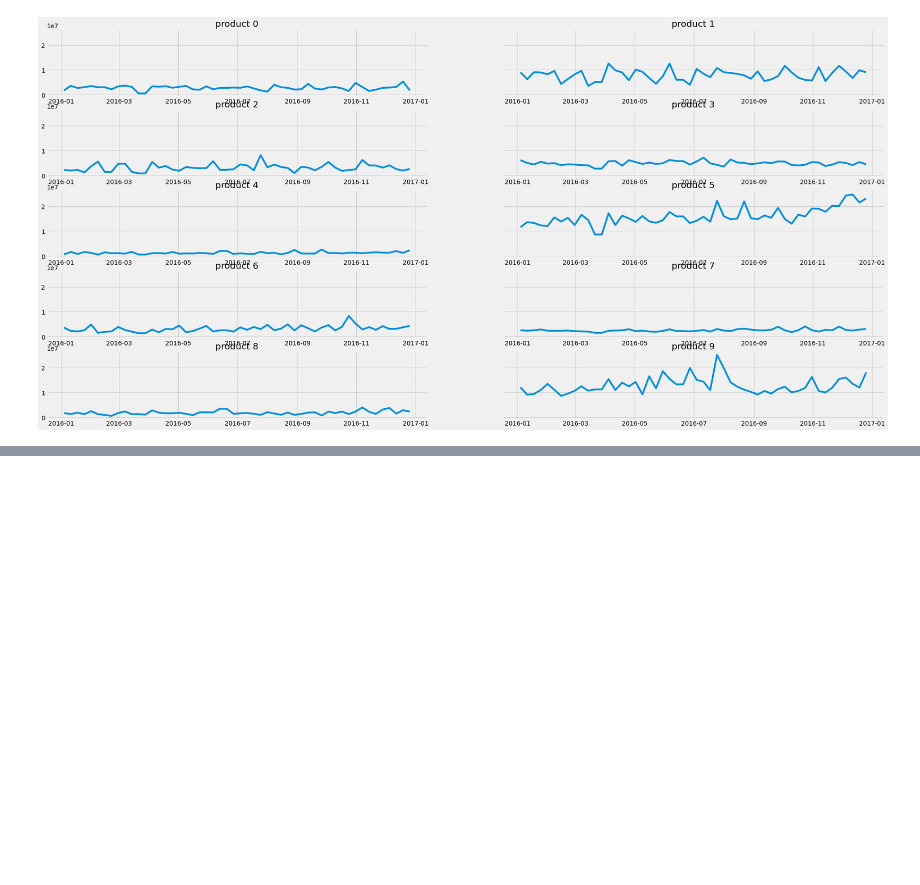
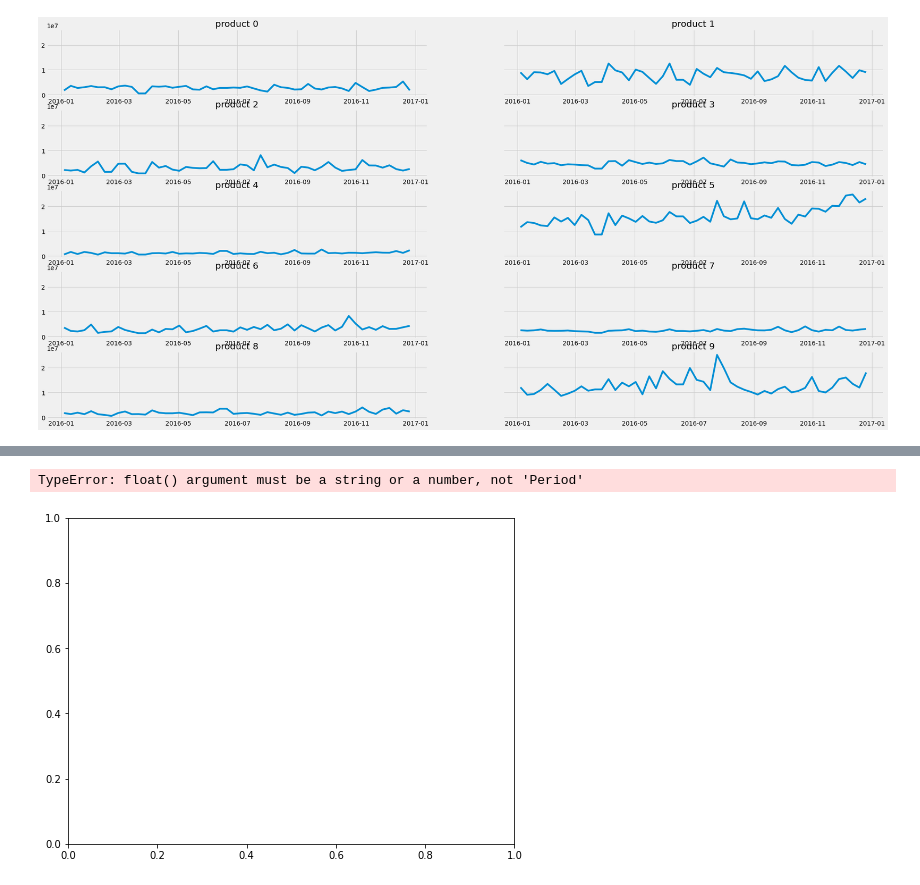
Before and after one commit to tavern-master228/forecast-challenge, a Jupyter notebook: notebook/Descriptive Statistics.ipynb, the cells around one changed output, grey strips where cells are left out. Cells and saved outputs as stored; diff of their text form; code cells hidden in the pictures; blank space fills up the shorter version.

```diff
--- a/notebook/Descriptive Statistics.ipynb
+++ b/notebook/Descriptive Statistics.ipynb
@@ -878,0 +962,11 @@ df_ddate_product
+# %%
+import matplotlib.pyplot as plt
+
+plt.figure(figsize=(8,6))
+plt.plot(df19['2017':].index, df19['2017':].values)
+# plt.yticks(prod19)
+plt.ylim( [min(df19['2017':])-10000, max(df19['2017':])+10000] )
+plt.show()
+# %% [output]
+TypeError: float() argument must be a string or a number, not 'Period'
+[figure, added]
```
Also changed, not shown: parts of 6 cells of this notebook, 31 other files.
